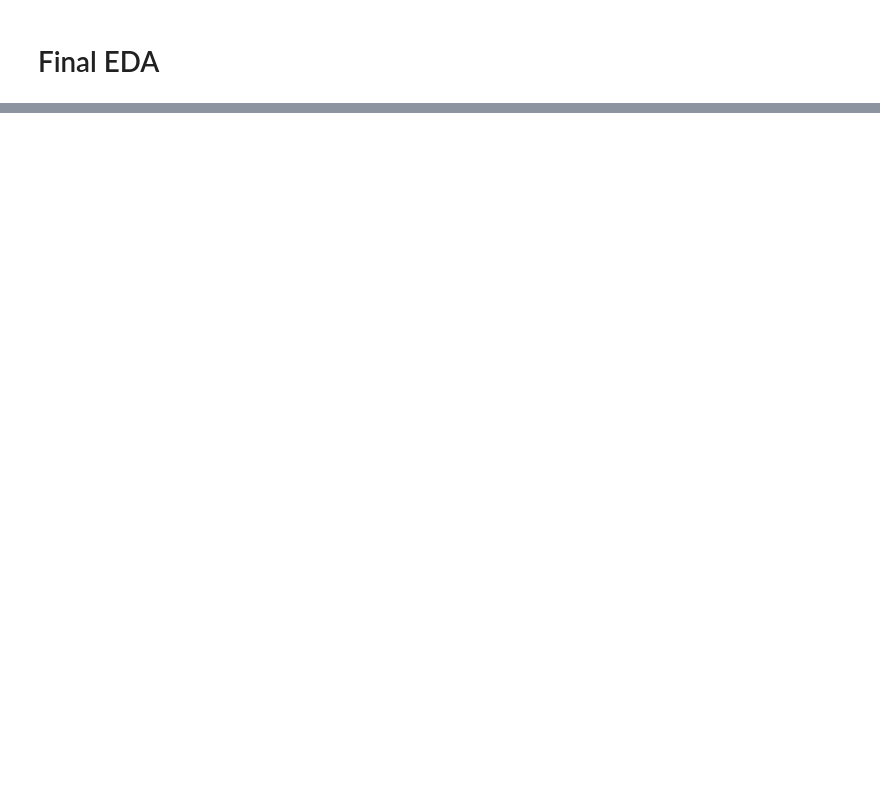
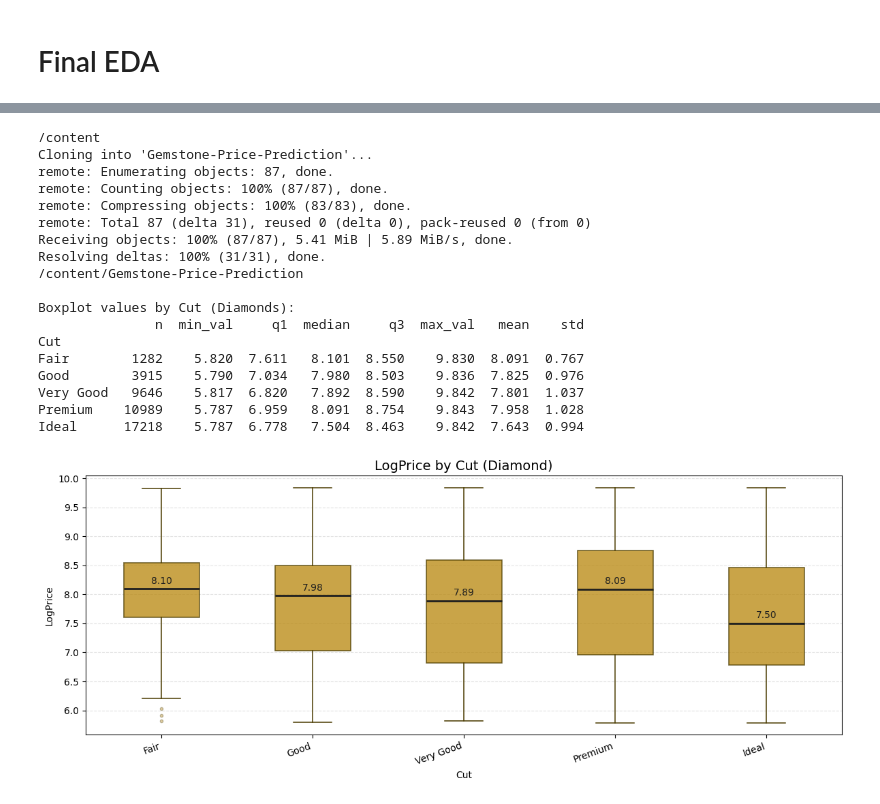
Before and after one commit to Wathsala2002/Gemstone-Price-Prediction, a Jupyter notebook: notebooks/03__EDA.ipynb, the cells around one changed output, grey strips where cells are left out. Drawn from its saved outputs; the diff is of its cells as text; code cells hidden in the pictures; blank space fills up the shorter version.

```diff
--- a/notebooks/03__EDA.ipynb
+++ b/notebooks/03__EDA.ipynb
@@ -690,7 +639,12 @@ import pandas as pd
 import numpy as np
 import matplotlib.pyplot as plt
 
-PATH = "/content/drive/MyDrive/ML Final Project/Train Dataset with Log Price.csv"
+%cd /content
+!rm -rf Gemstone-Price-Prediction
+!git clone https://github.com/Wathsala2002/Gemstone-Price-Prediction.git
+%cd Gemstone-Price-Prediction
+
+PATH = "data/Train Dataset with Log Price.csv"
 
 # Load
 df = pd.read_csv(PATH)
@@ -745,33 +699,53 @@ median_color = "#1f1f1f"
 
 for box in bp["boxes"]:
     box.set(facecolor=main_color, edgecolor=secondary_edge, alpha=0.75, linewidth=1.2)
 
 for whisker in bp["whiskers"]:
     whisker.set(color=secondary_edge, linewidth=1.1)
 
 for cap in bp["caps"]:
     cap.set(color=secondary_edge, linewidth=1.1)
 
 for median in bp["medians"]:
     median.set(color=median_color, linewidth=2)
 
 for flier in bp["fliers"]:
     flier.set(marker="o", markersize=3, markerfacecolor=main_color, markeredgecolor=secondary_edge, alpha=0.35)
 
 ax.set_title("LogPrice by Cut (Diamond)", fontsize=14)
 ax.set_xlabel("Cut")
 ax.set_ylabel("LogPrice")
 ax.grid(axis="y", linestyle="--", alpha=0.35)
 
 plt.xticks(rotation=20, ha="right")
 
 # ---- 3) Annotate medians (values on the chart) ----
 medians = summary["median"].values
 for i, m in enumerate(medians, start=1):
     ax.text(i, m + 0.05, f"{m:.2f}", ha="center", va="bottom", fontsize=10, color="#1f1f1f")
 
 plt.tight_layout()
 plt.show()
+# %% [output]
+/content
+Cloning into 'Gemstone-Price-Prediction'...
+remote: Enumerating objects: 87, done.
+remote: Counting objects: 100% (87/87), done.
+remote: Compressing objects: 100% (83/83), done.
+remote: Total 87 (delta 31), reused 0 (delta 0), pack-reused 0 (from 0)
+Receiving objects: 100% (87/87), 5.41 MiB | 5.89 MiB/s, done.
+Resolving deltas: 100% (31/31), done.
+/content/Gemstone-Price-Prediction
+
+Boxplot values by Cut (Diamonds):
+               n  min_val     q1  median     q3  max_val   mean    std
+Cut
+Fair        1282    5.820  7.611   8.101  8.550    9.830  8.091  0.767
+Good        3915    5.790  7.034   7.980  8.503    9.836  7.825  0.976
+Very Good   9646    5.817  6.820   7.892  8.590    9.842  7.801  1.037
+Premium    10989    5.787  6.959   8.091  8.754    9.843  7.958  1.028
+Ideal      17218    5.787  6.778   7.504  8.463    9.842  7.643  0.994
+[figure, added]
 # %%
 import pandas as pd
 import numpy as np
```
Also changed, not shown: parts of 30 cells of this notebook.
